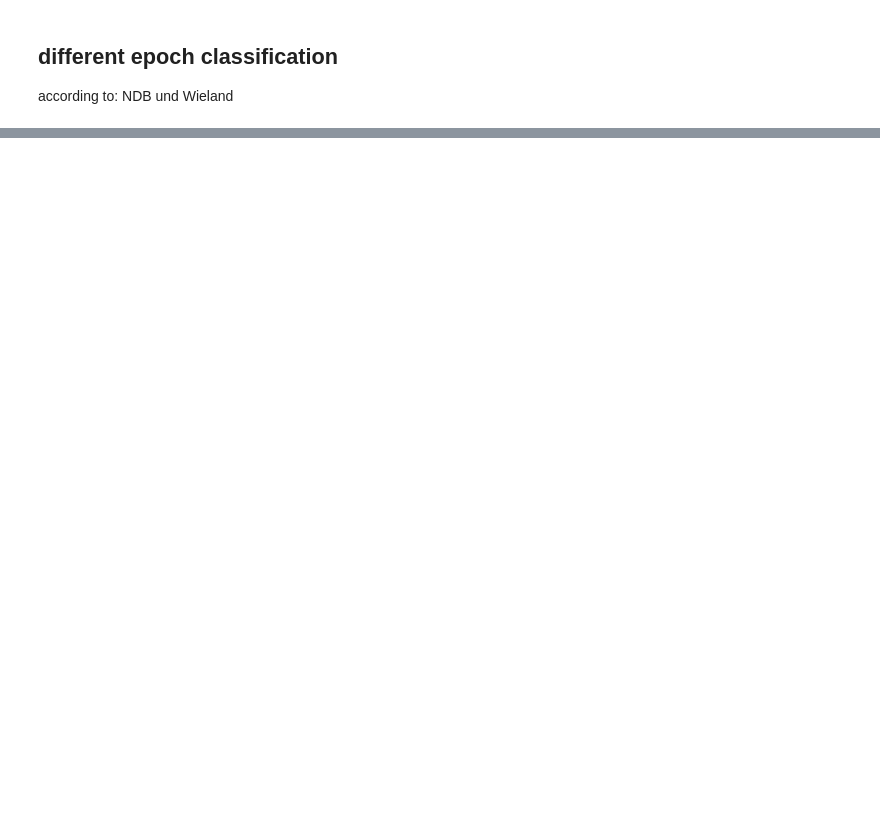
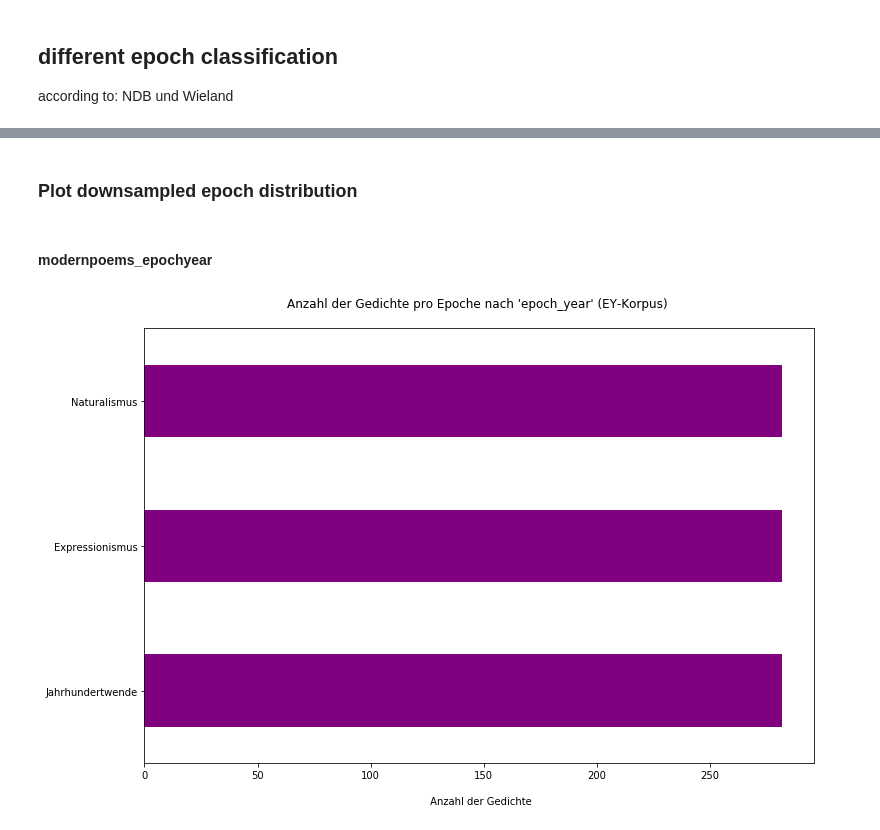
Before and after one commit to realjanpaulus/bertpoems, a Jupyter notebook: app/poems_preprocessing.ipynb, the cells around one changed output, grey strips where cells are left out. Cells and saved outputs as stored; diff of their text form; code cells hidden in the pictures; blank space fills up the shorter version.

```diff
--- a/app/poems_preprocessing.ipynb
+++ b/app/poems_preprocessing.ipynb
@@ -281,0 +267,7 @@ modernpoems = pd.read_csv("../corpora/german_modern_poems.csv")
+# %%
+modernpoems = modernpoems[(modernpoems.epoch_poet != "Realismus") & (modernpoems.epoch_poet != "Neue Sachlichkeit") & (modernpoems.epoch_poet != "Andere")]
+#
+# %%
+# check if epochs were assigned differently
+a = np.where(modernpoems.epoch_poet == modernpoems.epoch_year)
+b = np.where(modernpoems.epoch_poet != modernpoems.epoch_year)
@@ -282 +331,15 @@ modernpoems = pd.read_csv("../corpora/german_modern_poems.csv")
+# %%
+def random_downsampling(corpus, class_col = "epoch_poet", max_value = 1000):
+    """ Reduces all instances of all classes to a certain maximum value.
+    """
+
+    corpus_1 = corpus[corpus[class_col] == 'Expressionismus']
+    corpus_2 = corpus[corpus[class_col] == 'Jahrhundertwende']
+    corpus_3 = corpus[corpus[class_col] == 'Naturalismus']
+
+    corpus_1 = corpus_1.sample(max_value)
+    corpus_2 = corpus_2.sample(max_value)
+    corpus_3 = corpus_3.sample(max_value)
+
+    return pd.concat([corpus_1, corpus_2, corpus_3], axis=0)
 # %%
@@ -332,0 +352,6 @@ new_literary_trends = {"Naturalismus": naturalismus,
+# %%
+modernpoems_epochpoet = random_downsampling(modernpoems,
+                                            class_col = "epoch_poet")
+modernpoems_epochyear = random_downsampling(modernpoems,
+                                            class_col = "epoch_year",
+                                            max_value=282)
@@ -332,0 +361,15 @@ new_literary_trends = {"Naturalismus": naturalismus,
+# %% [markdown]
+### Plot downsampled epoch distribution
+# %% [markdown]
+#### modernpoems_epochyear
+# %%
+modernpoems_epochyear.epoch_year.value_counts().plot(kind="barh",
+                                      figsize=(12, 8),
+                                      label="Epoche",
+                                      color="purple")
+plt.xlabel("\n Anzahl der Gedichte")
+plt.title("Anzahl der Gedichte pro Epoche nach 'epoch_year' (EY-Korpus) \n")
+plt.savefig("../utils/img/epoch_year_distribution_eycorpus.png", dpi=300)
+plt.show()
+# %% [output]
+[figure, added]
```
Also changed, not shown: parts of 57 cells of this notebook, 11 other files.
